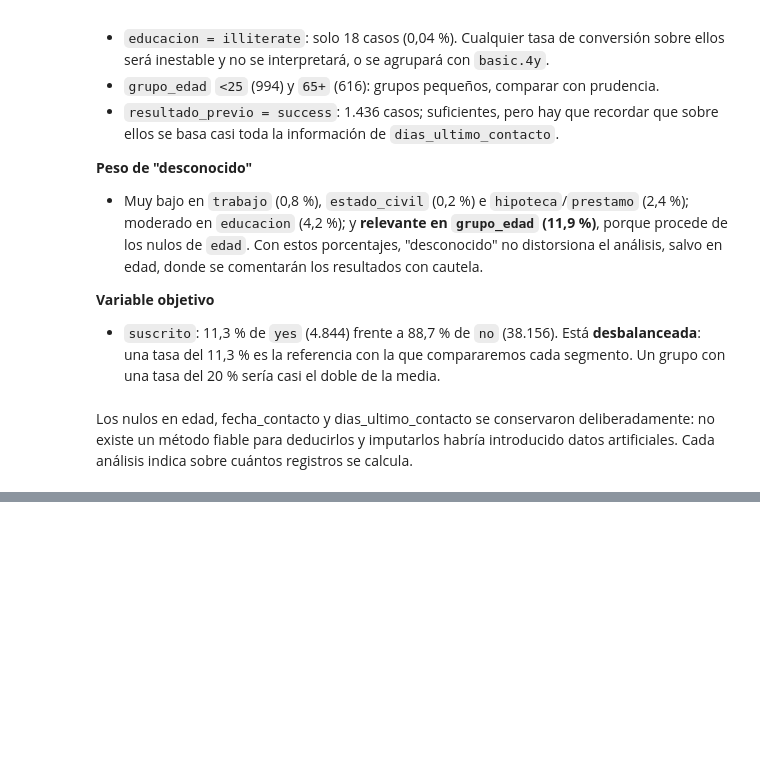
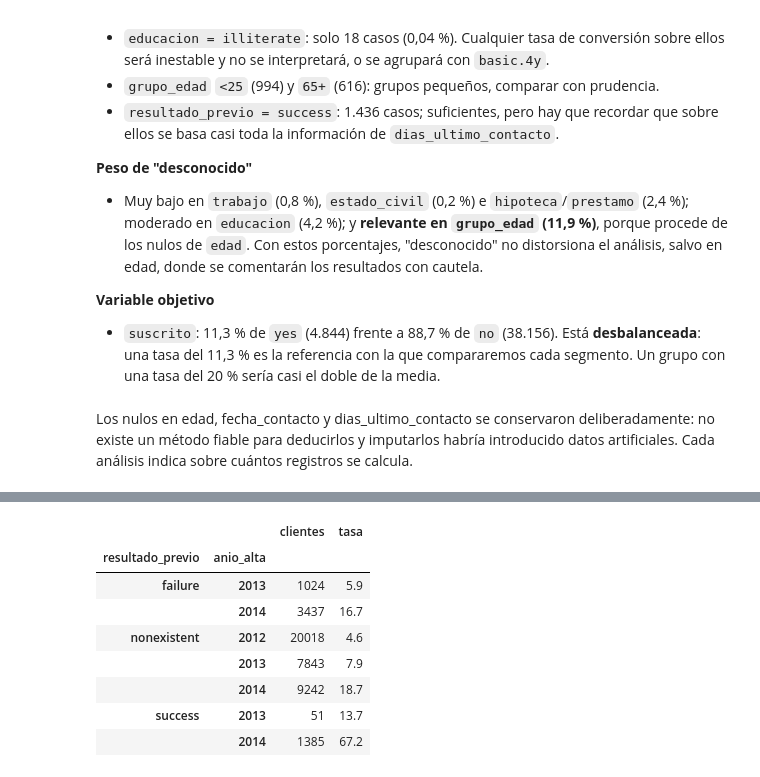
Before and after one commit to AntonioRojasBoquizo/00_da_p04_v01, a Jupyter notebook: notebooks/03_analisis_y_visualizacion.ipynb, the cells around one changed output, grey strips where cells are left out. Saved outputs shown, nothing was run; the diff lists cells and outputs as text; code cells hidden in the pictures; blank space fills up the shorter version.

```diff
--- a/notebooks/03_analisis_y_visualizacion.ipynb
+++ b/notebooks/03_analisis_y_visualizacion.ipynb
@@ -226,0 +363,5 @@ Los nulos en edad, fecha_contacto y dias_ultimo_contacto se conservaron delibera
+# %%
+# Comprobación adicional
+
+df["tramo_antiguedad"] = pd.cut(df["antiguedad_anios"], bins=[-0.1, 2, 4, 6, 8])
+tasa_por_segmento(df, "tramo_antiguedad").sort_index()
@@ -226,0 +375,3 @@ Los nulos en edad, fecha_contacto y dias_ultimo_contacto se conservaron delibera
+# %%
+df["anio_alta"] = df["fecha_alta"].dt.year
+tasa_por_segmento(df, "anio_alta").sort_index()
@@ -226,0 +444,12 @@ Los nulos en edad, fecha_contacto y dias_ultimo_contacto se conservaron delibera
+# %%
+df.groupby(["resultado_previo", "anio_alta"])["suscrito_num"].agg(clientes="count", tasa="mean").assign(tasa=lambda t: (t["tasa"] * 100).round(1))
+# %% [output]
+|  |  | clientes | tasa |
+| resultado_previo | anio_alta |  |  |
+| failure | 2013 | 1024 | 5.9 |
+|  | 2014 | 3437 | 16.7 |
+| nonexistent | 2012 | 20018 | 4.6 |
+|  | 2013 | 7843 | 7.9 |
+|  | 2014 | 9242 | 18.7 |
+| success | 2013 | 51 | 13.7 |
+|  | 2014 | 1385 | 67.2 |
```
Also changed, not shown: parts of 19 cells of this notebook.
